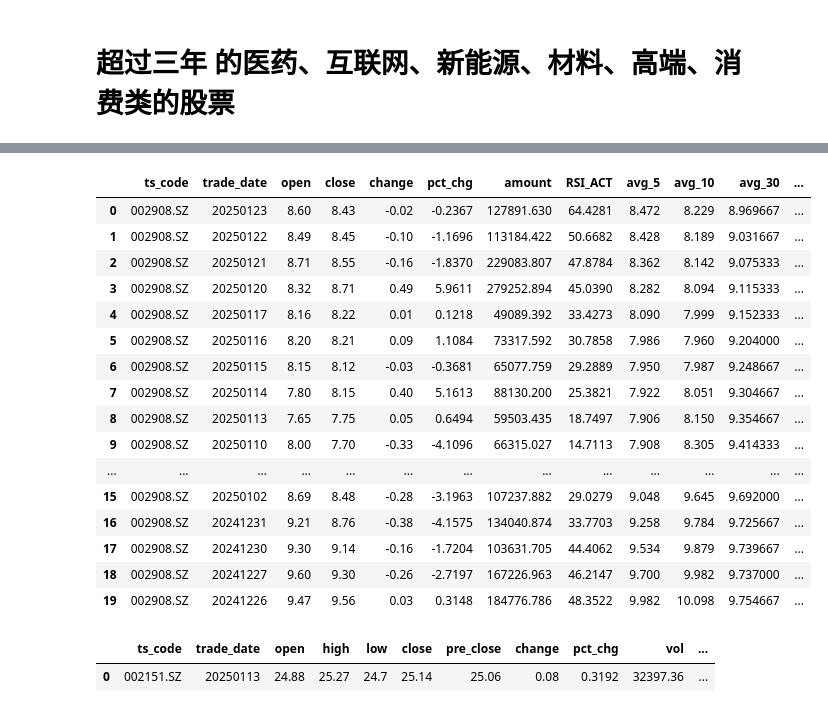
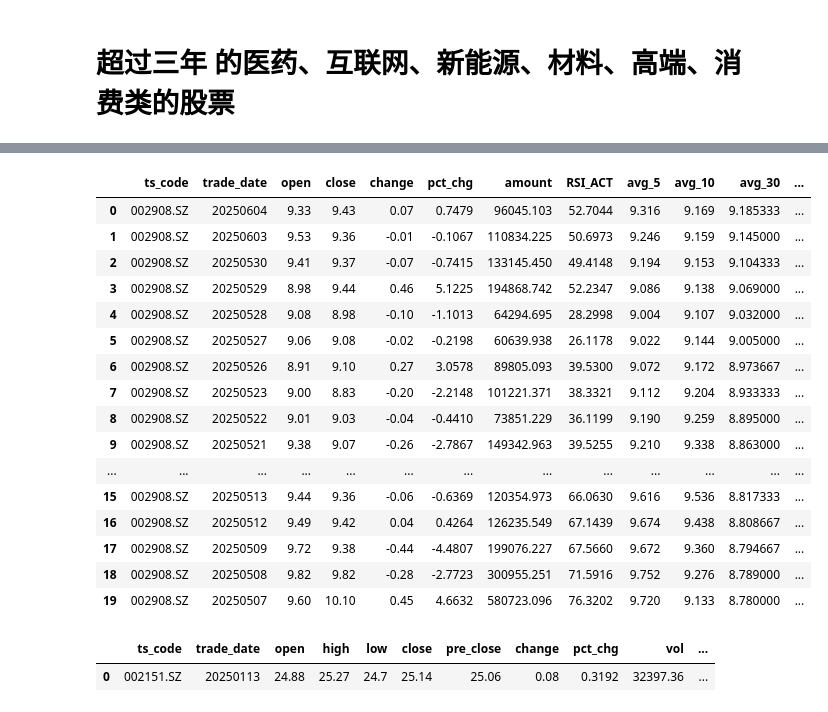
Before and after one commit to whgloveucq/jupyterfiles, a Jupyter notebook: OApractice/stock_study2023.ipynb, the cells around one changed output, grey strips where cells are left out. Drawn from its saved outputs; the diff is of its cells as text; code cells hidden in the pictures.

```diff
--- a/OApractice/stock_study2023.ipynb
+++ b/OApractice/stock_study2023.ipynb
@@ -298,12 +300,12 @@ from datetime import datetime,timedelta
 # df_stocks_age_gt3_base.head(1000)
 #日行情信息 及晒选。
 # trdate=(datetime.today().date() - timedelta(days=0)).strftime('%Y%m%d')
-trdate='20250123'
+trdate='20250604'
 #交易日期所在周
 # trdate_week=
 
 stock_collection=stock_daily('NA',trdate,'')
-condition = ((stock_collection['close']-stock_collection['pre_close'])/stock_collection['pre_close']).abs()>0.0
+condition = ((stock_collection['close']-stock_collection['pre_close'])/stock_collection['pre_close']).abs()>0.05
 df_selected=stock_condition(stock_collection,condition)
 #股票信息
 colname=['ts_code','name','industry','trade_date','open','high','low','close','pre_close','change','pct_chg','amount' ]
@@ -349,26 +382,26 @@ df_selected_tmp3
 # %%
 #查看个股的日均 、RSI指标信息。
-df_gg_tmp1=stock_info_query('002908.SZ','20250123').iloc[0:20,[0,1,2,5,7,8,10,11,12,13,14,15]]
+df_gg_tmp1=stock_info_query('002908.SZ','20250604').iloc[0:20,[0,1,2,5,7,8,10,11,12,13,14,15]]
 df_gg=pd.merge(df_gg_tmp1,df_selected_tmp3,on=["ts_code","trade_date"],how='left')
 df_gg.iloc[0:20,:]
 # %% [output]
 |  | ts_code | trade_date | open | close | change | pct_chg | amount | RSI_ACT | avg_5 | avg_10 | avg_30 | ... |
-| 0 | 002908.SZ | 20250123 | 8.60 | 8.43 | -0.02 | -0.2367 | 127891.630 | 64.4281 | 8.472 | 8.229 | 8.969667 | ... |
-| 1 | 002908.SZ | 20250122 | 8.49 | 8.45 | -0.10 | -1.1696 | 113184.422 | 50.6682 | 8.428 | 8.189 | 9.031667 | ... |
-| 2 | 002908.SZ | 20250121 | 8.71 | 8.55 | -0.16 | -1.8370 | 229083.807 | 47.8784 | 8.362 | 8.142 | 9.075333 | ... |
-| 3 | 002908.SZ | 20250120 | 8.32 | 8.71 | 0.49 | 5.9611 | 279252.894 | 45.0390 | 8.282 | 8.094 | 9.115333 | ... |
-| 4 | 002908.SZ | 20250117 | 8.16 | 8.22 | 0.01 | 0.1218 | 49089.392 | 33.4273 | 8.090 | 7.999 | 9.152333 | ... |
-| 5 | 002908.SZ | 20250116 | 8.20 | 8.21 | 0.09 | 1.1084 | 73317.592 | 30.7858 | 7.986 | 7.960 | 9.204000 | ... |
-| 6 | 002908.SZ | 20250115 | 8.15 | 8.12 | -0.03 | -0.3681 | 65077.759 | 29.2889 | 7.950 | 7.987 | 9.248667 | ... |
-| 7 | 002908.SZ | 20250114 | 7.80 | 8.15 | 0.40 | 5.1613 | 88130.200 | 25.3821 | 7.922 | 8.051 | 9.304667 | ... |
-| 8 | 002908.SZ | 20250113 | 7.65 | 7.75 | 0.05 | 0.6494 | 59503.435 | 18.7497 | 7.906 | 8.150 | 9.354667 | ... |
-| 9 | 002908.SZ | 20250110 | 8.00 | 7.70 | -0.33 | -4.1096 | 66315.027 | 14.7113 | 7.908 | 8.305 | 9.414333 | ... |
+| 0 | 002908.SZ | 20250604 | 9.33 | 9.43 | 0.07 | 0.7479 | 96045.103 | 52.7044 | 9.316 | 9.169 | 9.185333 | ... |
+| 1 | 002908.SZ | 20250603 | 9.53 | 9.36 | -0.01 | -0.1067 | 110834.225 | 50.6973 | 9.246 | 9.159 | 9.145000 | ... |
+| 2 | 002908.SZ | 20250530 | 9.41 | 9.37 | -0.07 | -0.7415 | 133145.450 | 49.4148 | 9.194 | 9.153 | 9.104333 | ... |
+| 3 | 002908.SZ | 20250529 | 8.98 | 9.44 | 0.46 | 5.1225 | 194868.742 | 52.2347 | 9.086 | 9.138 | 9.069000 | ... |
+| 4 | 002908.SZ | 20250528 | 9.08 | 8.98 | -0.10 | -1.1013 | 64294.695 | 28.2998 | 9.004 | 9.107 | 9.032000 | ... |
+| 5 | 002908.SZ | 20250527 | 9.06 | 9.08 | -0.02 | -0.2198 | 60639.938 | 26.1178 | 9.022 | 9.144 | 9.005000 | ... |
+| 6 | 002908.SZ | 20250526 | 8.91 | 9.10 | 0.27 | 3.0578 | 89805.093 | 39.5300 | 9.072 | 9.172 | 8.973667 | ... |
+| 7 | 002908.SZ | 20250523 | 9.00 | 8.83 | -0.20 | -2.2148 | 101221.371 | 38.3321 | 9.112 | 9.204 | 8.933333 | ... |
+| 8 | 002908.SZ | 20250522 | 9.01 | 9.03 | -0.04 | -0.4410 | 73851.229 | 36.1199 | 9.190 | 9.259 | 8.895000 | ... |
+| 9 | 002908.SZ | 20250521 | 9.38 | 9.07 | -0.26 | -2.7867 | 149342.963 | 39.5255 | 9.210 | 9.338 | 8.863000 | ... |
 | ... | ... | ... | ... | ... | ... | ... | ... | ... | ... | ... | ... | ... |
-| 15 | 002908.SZ | 20250102 | 8.69 | 8.48 | -0.28 | -3.1963 | 107237.882 | 29.0279 | 9.048 | 9.645 | 9.692000 | ... |
-| 16 | 002908.SZ | 20241231 | 9.21 | 8.76 | -0.38 | -4.1575 | 134040.874 | 33.7703 | 9.258 | 9.784 | 9.725667 | ... |
-| 17 | 002908.SZ | 20241230 | 9.30 | 9.14 | -0.16 | -1.7204 | 103631.705 | 44.4062 | 9.534 | 9.879 | 9.739667 | ... |
-| 18 | 002908.SZ | 20241227 | 9.60 | 9.30 | -0.26 | -2.7197 | 167226.963 | 46.2147 | 9.700 | 9.982 | 9.737000 | ... |
-| 19 | 002908.SZ | 20241226 | 9.47 | 9.56 | 0.03 | 0.3148 | 184776.786 | 48.3522 | 9.982 | 10.098 | 9.754667 | ... |
+| 15 | 002908.SZ | 20250513 | 9.44 | 9.36 | -0.06 | -0.6369 | 120354.973 | 66.0630 | 9.616 | 9.536 | 8.817333 | ... |
+| 16 | 002908.SZ | 20250512 | 9.49 | 9.42 | 0.04 | 0.4264 | 126235.549 | 67.1439 | 9.674 | 9.438 | 8.808667 | ... |
+| 17 | 002908.SZ | 20250509 | 9.72 | 9.38 | -0.44 | -4.4807 | 199076.227 | 67.5660 | 9.672 | 9.360 | 8.794667 | ... |
+| 18 | 002908.SZ | 20250508 | 9.82 | 9.82 | -0.28 | -2.7723 | 300955.251 | 71.5916 | 9.752 | 9.276 | 8.789000 | ... |
+| 19 | 002908.SZ | 20250507 | 9.60 | 10.10 | 0.45 | 4.6632 | 580723.096 | 76.3202 | 9.720 | 9.133 | 8.780000 | ... |
 # %%
 # ts_code=input('请输入交易码')
 trade_date=input('请输入交易日期')
```
Also changed, not shown: parts of 5 cells of this notebook.
